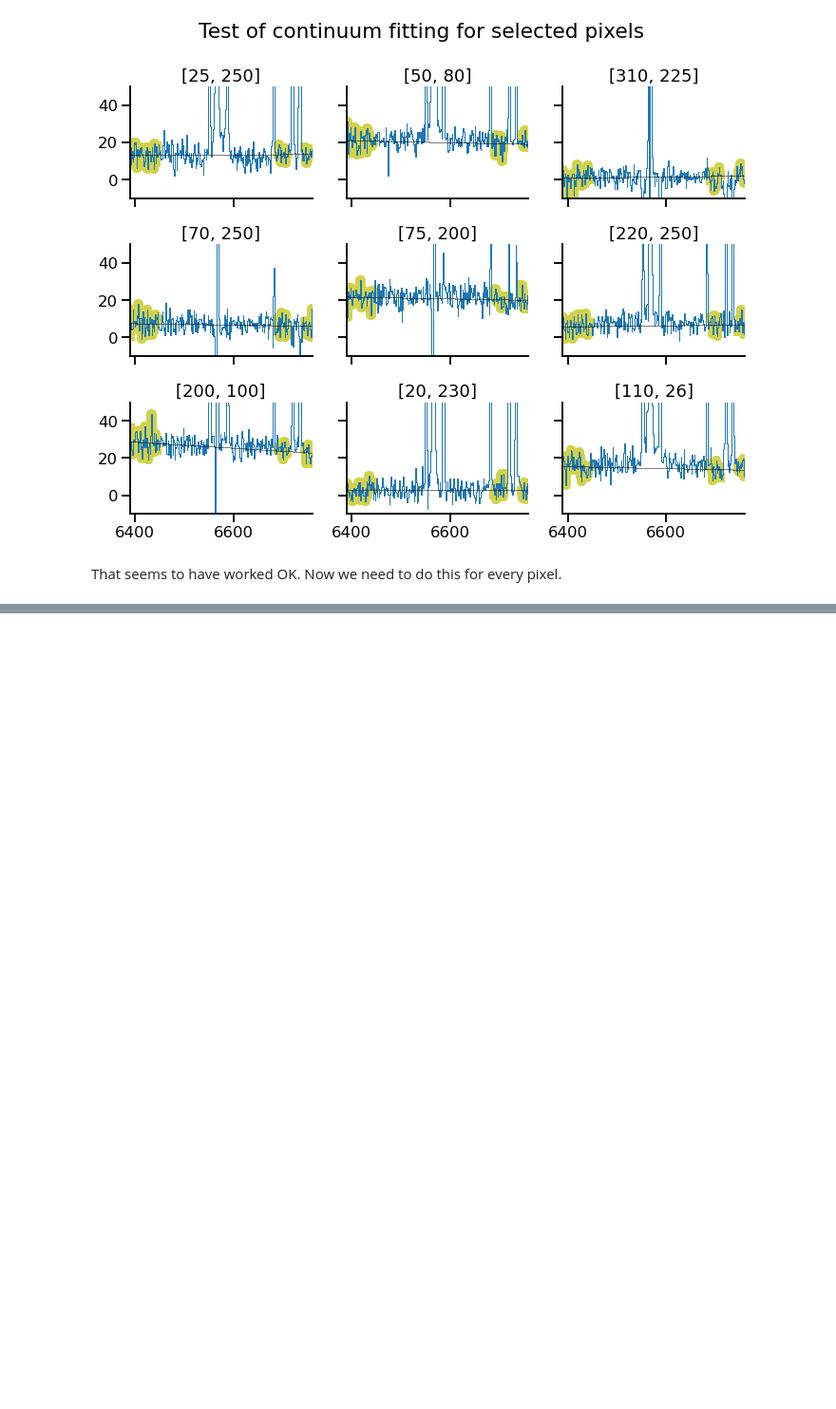
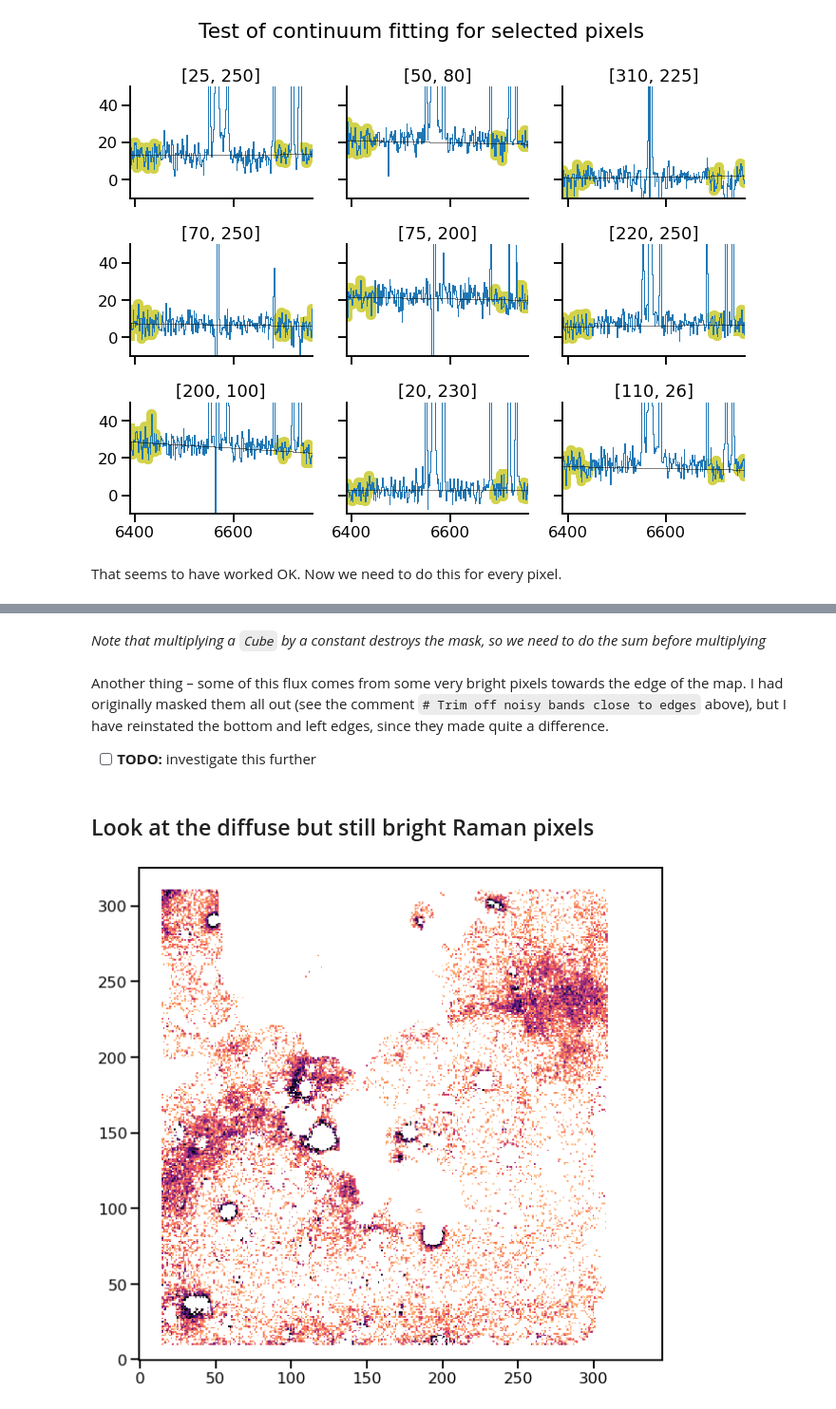
Before and after one commit to will-henney/muse-hii-regions, a Jupyter notebook: notebooks/02-00-raman-wings.ipynb, the cells around one changed output, grey strips where cells are left out. Shown at 95% size. Drawn from its saved outputs; the diff is of its cells as text; code cells hidden in the pictures; blank space fills up the shorter version.

```diff
--- a/notebooks/02-00-raman-wings.ipynb
+++ b/notebooks/02-00-raman-wings.ipynb
@@ -599,0 +612,33 @@ ax.set(ylim=[-1e5, 5e5]);
+# %% [markdown]
+*Note that multiplying a `Cube` by a constant destroys the mask, so we need to do the sum before multiplying*
+# %% [markdown]
+Another thing – some of this flux comes from some very bright pixels towards the edge of the map.  I had originally masked them all out (see the comment `# Trim off noisy bands close to edges` above), but I have reinstated the bottom and left edges, since they made quite a difference.
+
+- [ ] **TODO:** investigate this further
+# %% [markdown]
+## Look at the diffuse but still bright Raman pixels
+# %%
+cube_select2 = spec4fit - cont_cube
+
+good_wing = (redsum.data > 20.0)
+cube_select2.mask = cube_select2.mask | brightest_wing | ~good_wing | starmask
+
+# Trim off noisy bands close to edges
+cube_select2.mask[:, :, 310:] = True
+cube_select2.mask[:, :10, :] = True
+cube_select2.mask[:, :, :15] = True
+cube_select2.mask[:, -15:, :] = True
+
+cont_cube_select2 = cont_cube.copy()
+cont_cube_select2.mask = cube_select2.mask
+
+lam1, lam2 = bands["R040"][0], bands["R058"][1]
+
+fig, ax = plt.subplots(figsize=(10, 10))
+(cube_select2
+ .select_lambda(lam1, lam2)
+ .sum(axis=0).rebin(1)
+ .plot(vmin=0, vmax=150, cmap="magma_r")
+);
+# %% [output]
+[figure, added]
```
Also changed, not shown: parts of 72 cells of this notebook, 12 other files.
